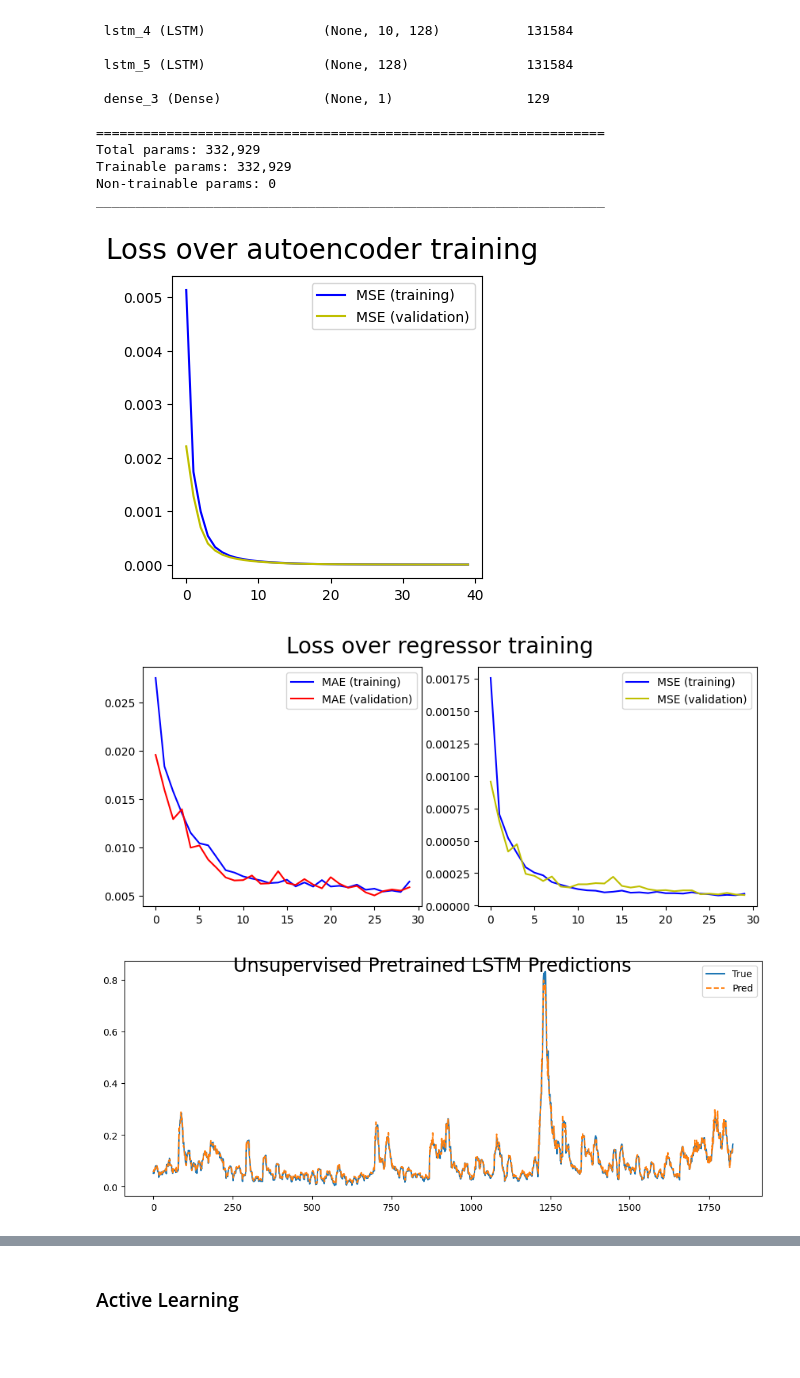
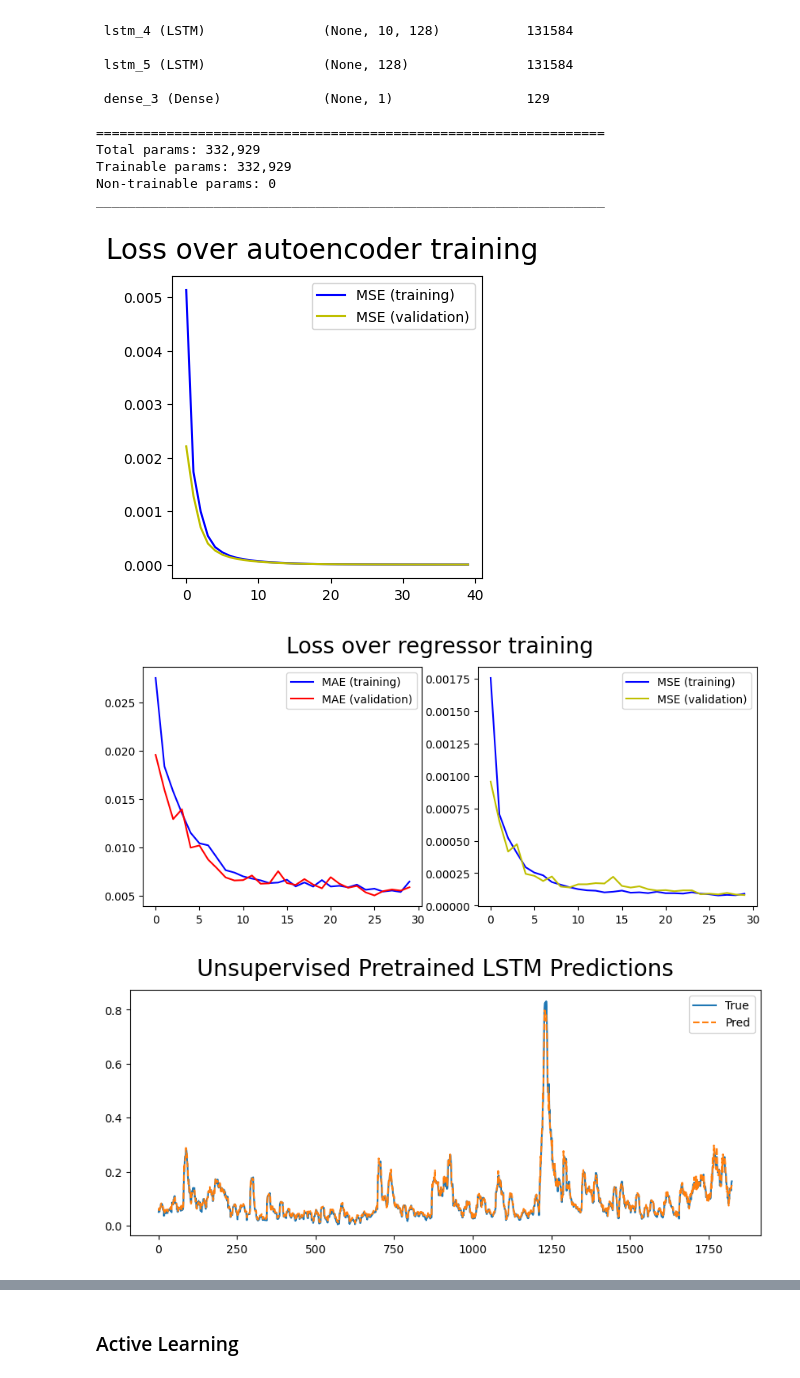
Before and after one commit to gittmp/sustainable-risk-modelling, a Jupyter notebook: Program/risk-forecasting.ipynb, the cells around one changed output, grey strips where cells are left out. Cells and saved outputs as stored; diff of their text form; code cells hidden in the pictures; blank space fills up the shorter version.

```diff
--- a/Program/risk-forecasting.ipynb
+++ b/Program/risk-forecasting.ipynb
@@ -394,7 +394,6 @@ if PROGRESSIVE_TRAINING:
     ax.plot(y_pred_sup, linestyle='--', label='Pred')
     ax.legend(loc=0)
 
-    plt.tight_layout()
     plt.show()
 # %% [output]
 [figure]
@@ -548,35 +542,34 @@ if PROGRESSIVE_TRAINING:
 
 
     # regressor loss plots
     fig, ax = plt.subplots(1, 2, figsize=(10, 4), dpi=100)
     fig.suptitle("Loss over regressor training", fontsize=20)
 
     ax[0].plot(reg_history['loss'], color='b', label="MAE (training)")
     ax[0].plot(reg_history['val_loss'], color='r', label="MAE (validation)")
     ax[0].legend(loc=0)
 
     ax[1].plot(reg_history['mse'], color='b', label="MSE (training)")
     ax[1].plot(reg_history['val_mse'], color='y', label="MSE (validation)")
     ax[1].legend(loc=0)
 
 
     # prediction plot
     y_pred_unsup = regressor.predict(X_test)
     y_pred_unsup = y_pred_unsup.flatten()
 
     fig, ax = plt.subplots(1, 1, figsize=(10, 4), dpi=100)
     fig.suptitle("Unsupervised Pretrained LSTM Predictions", fontsize=20)
 
     ax.plot(y_test.flatten(), label='True')
     ax.plot(y_pred_unsup, linestyle='--', label='Pred')
     ax.legend(loc=0)
 
-    plt.tight_layout()
     plt.show()
 # %% [output]
 [figure]
 [figure]
-[figure, old version]
+[figure, new version]
 # %%
 if PROGRESSIVE_TRAINING:
     mae = np.abs(np.subtract(y_test.flatten(), y_pred_unsup)).mean()
```
Also changed, not shown: parts of 8 cells of this notebook.
